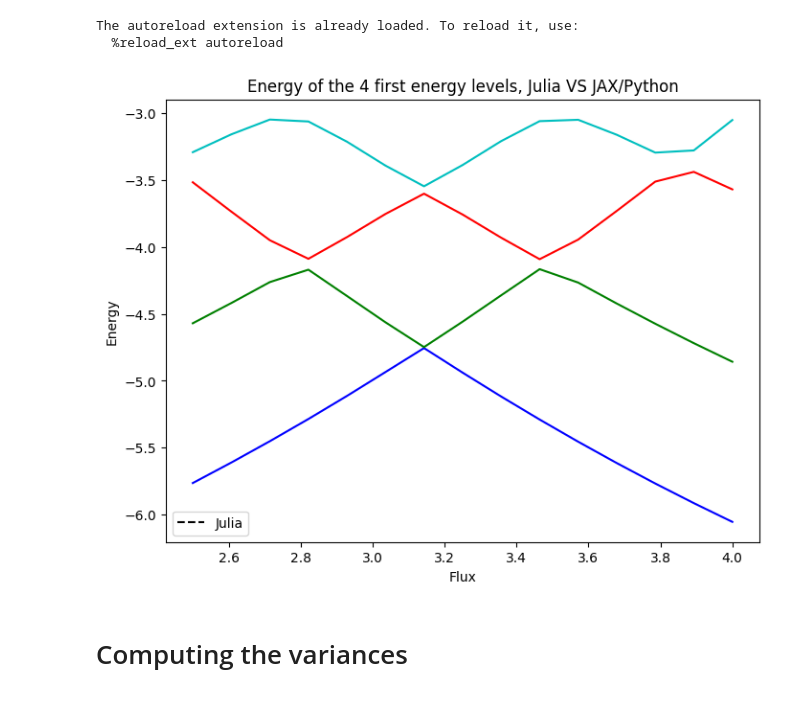
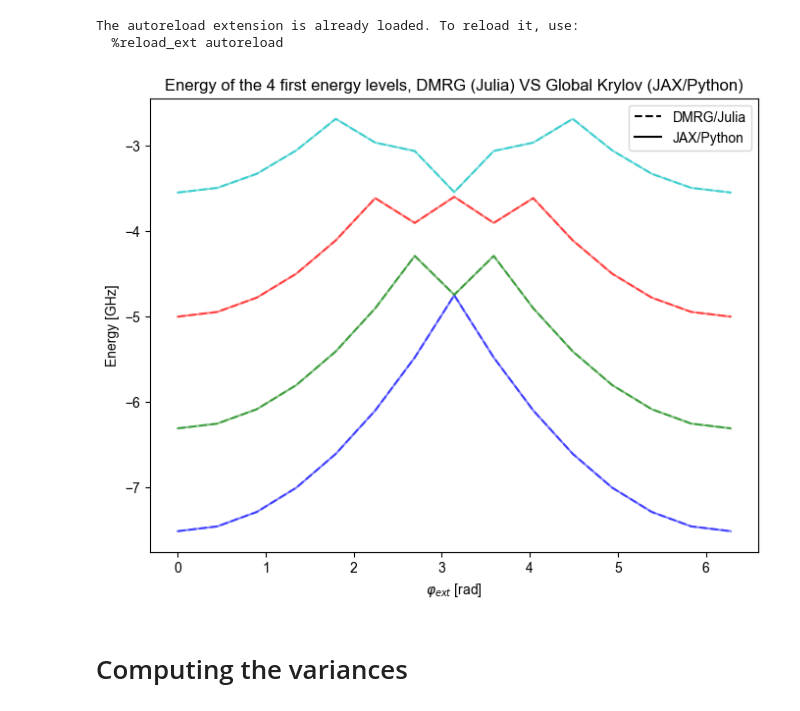
Before and after one commit to GabrielVandersippe/TR-informatique-quantique, a Jupyter notebook: kite/jax_VS_DMRG.ipynb, the cells around one changed output. Cells and saved outputs as stored; diff of their text form; code cells hidden in the pictures.

```diff
--- a/kite/jax_VS_DMRG.ipynb
+++ b/kite/jax_VS_DMRG.ipynb
@@ -1126,7 +1126,7 @@ from tqdm.notebook import tqdm
 The autoreload extension is already loaded. To reload it, use:
   %reload_ext autoreload
 # %%
-flux_tabs = np.linspace(2.5, 4.0, 15)
+flux_tabs = np.linspace(0, 2*np.pi, 15)
 n_states = 4
 n_g = 0.5
 dims = (9,16,16,5)
@@ -1145,29 +1145,32 @@ for i, flux in enumerate(tqdm(flux_tabs)):
 # %%
 import pandas as pd
 
-df = pd.read_csv('data/all_energies.csv')
+df = pd.read_csv('data/all_energies_reordered.csv')
 data = df.to_numpy()
 energies_julia = data[:, 1:]
 # %%
 Colors = ["b", "g", "r", "c", "m", "y"]
 Fig, ax = plt.subplots(figsize=(8,6))
 for i in range(n_states):
-    ax.plot(flux_tabs, energies_python[:,i], color = Colors[i], linestyle='-',label=f'State {i}')
-    #ax.plot(flux_tabs, energies_julia[:,i], color = Colors[i], linestyle='--', label=f'State {i} (Julia)')
+    ax.plot(flux_tabs, energies_python[:,i], color = Colors[i], linestyle='-',label=f'State {i}', alpha = 0.5)
+    ax.plot(flux_tabs, energies_julia[:,i], color = Colors[i], linestyle='--', label=f'State {i} (Julia)', alpha = 0.5)
 ax.set(
-        xlabel='Flux',
-        ylabel='Energy',
-        title=f"Energy of the {n_states} first energy levels, Julia VS JAX/Python",
+        xlabel=r'$\varphi_{ext}$ [rad]',
+        ylabel='Energy [GHz]',
+        title=f"Energy of the {n_states} first energy levels, DMRG (Julia) VS Global Krylov (JAX/Python)",
        )
 ax.legend(
     handles=[
-        mlines.Line2D([], [], color="black", linestyle="--", label="Julia"),
-        #mlines.Line2D([], [], color="black", linestyle="-", label="JAX/Python"),
+        mlines.Line2D([], [], color="black", linestyle="--", label="DMRG/Julia"),
+        mlines.Line2D([], [], color="black", linestyle="-", label="JAX/Python"),
     ]
 )
+plt.rcParams['font.family'] = 'sans-serif'
+plt.rcParams['font.sans-serif'] = ['Avenir Next LT Pro', 'Avenir Next', 'Arial']
+
 plt.show()
 # %% [output]
-[figure, old version]
+[figure, new version]
 # %% [markdown]
 # Computing the variances
 # %%
```
Also changed, not shown: parts of 1 cell of this notebook, 14 other files.
